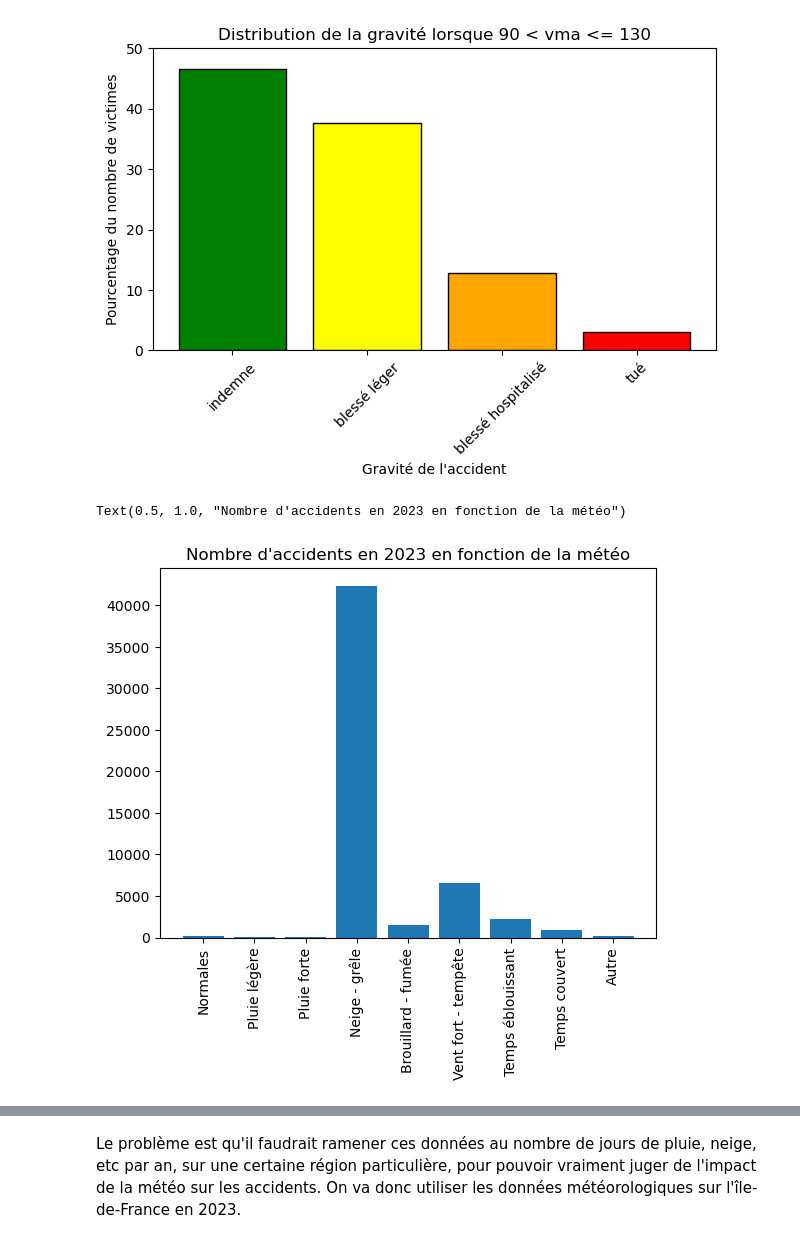
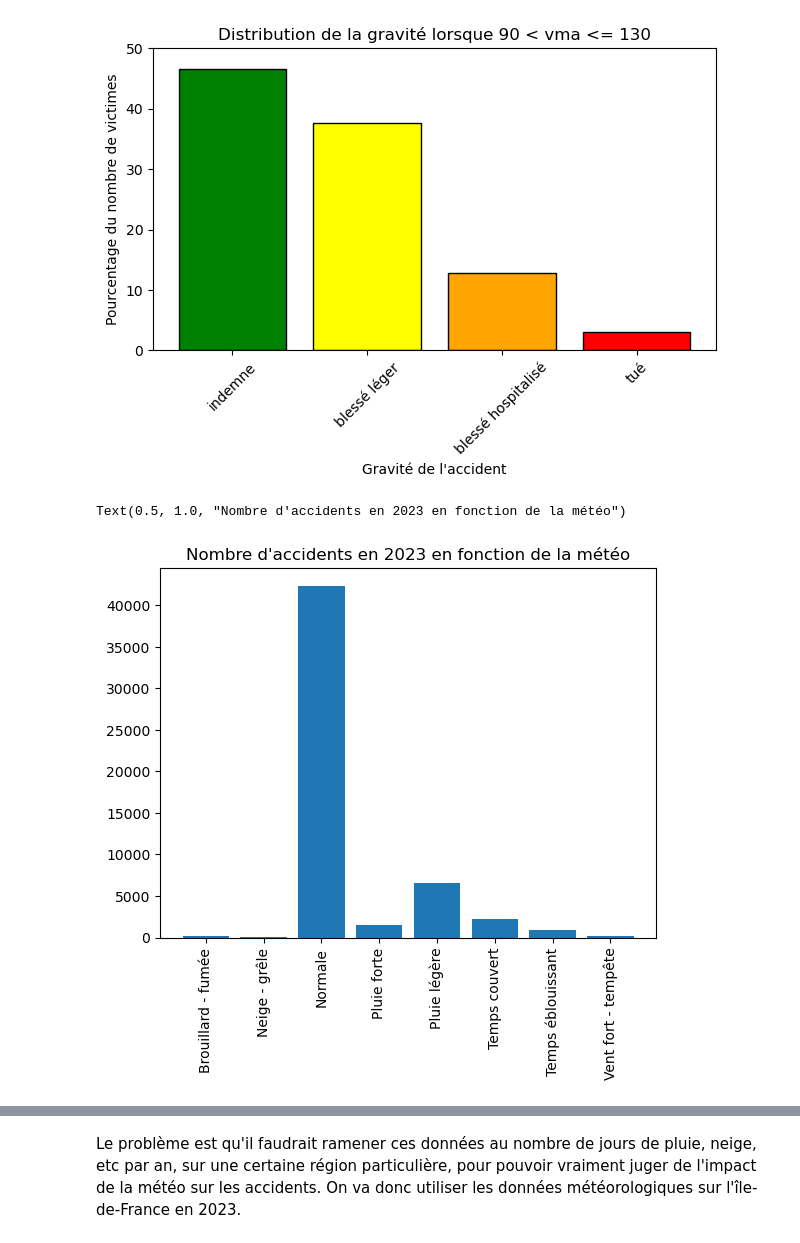
Before and after one commit to celineferbach/Projet-accidents-de-la-route, a Jupyter notebook: importation.ipynb, the cells around one changed output, grey strips where cells are left out. Drawn from its saved outputs; the diff is of its cells as text; code cells hidden in the pictures.

```diff
--- a/importation.ipynb
+++ b/importation.ipynb
@@ -896,14 +898,15 @@ plt.show()
 # %%
 df_atm = df.groupby("atm").agg({"Num_Acc": "nunique"})
 Num_Acc = df_atm["Num_Acc"].tolist()
-Num_Acc.pop(0)
+Num_Acc.pop(0) #on retire les "autre"
+Num_Acc.pop(2) #on retire les "non renseigné"
 
-hist = { "atm" : ["Normales", "Pluie légère", "Pluie forte", "Neige - grêle", "Brouillard - fumée",
-                  "Vent fort - tempête", "Temps éblouissant", "Temps couvert", "Autre"],
+hist = { "atm" : ["Brouillard - fumée", "Neige - grêle", "Normale",
+                "Pluie forte", "Pluie légère", "Temps couvert", "Temps éblouissant", "Vent fort - tempête"],
         "Num_Acc" : Num_Acc}
 plt.bar(hist["atm"], hist["Num_Acc"])
 plt.xticks(rotation = 90)
 plt.title("Nombre d'accidents en 2023 en fonction de la météo")
 # %% [output]
 Text(0.5, 1.0, "Nombre d'accidents en 2023 en fonction de la météo")
-[figure, old version]
+[figure, new version]
```
Also changed, not shown: parts of 28 cells of this notebook, 1 other file.
